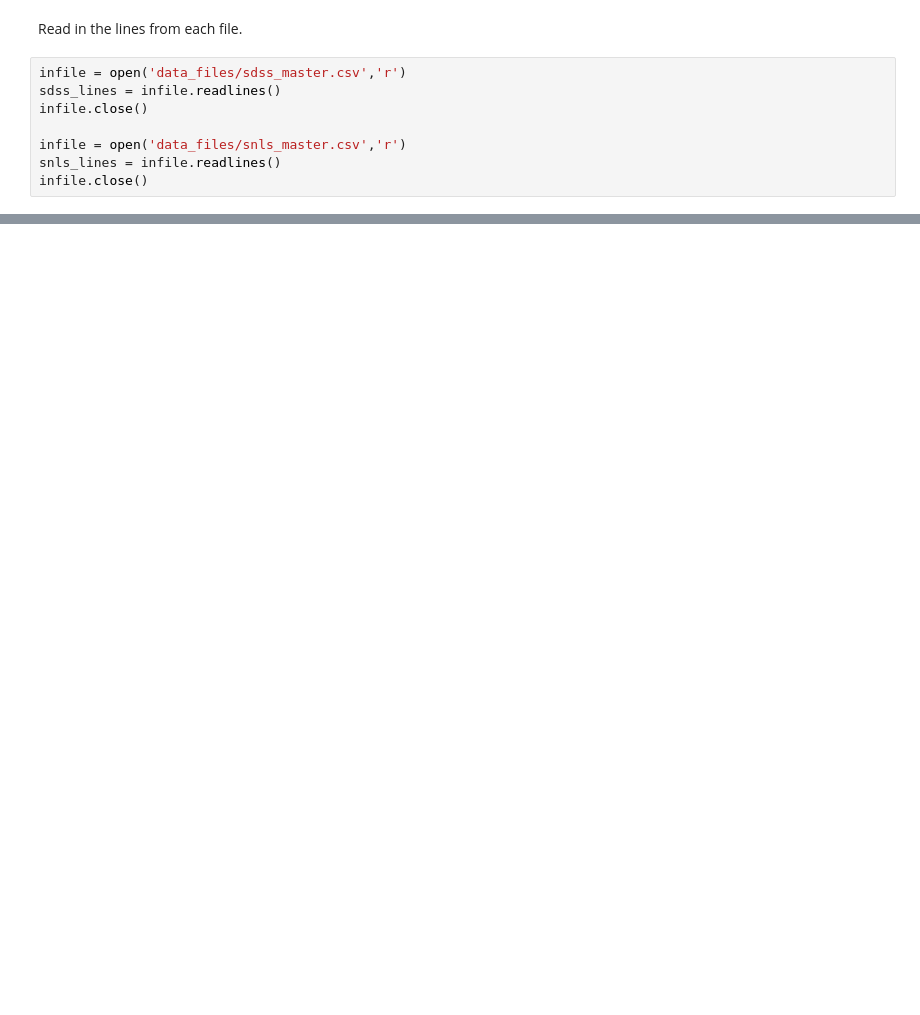
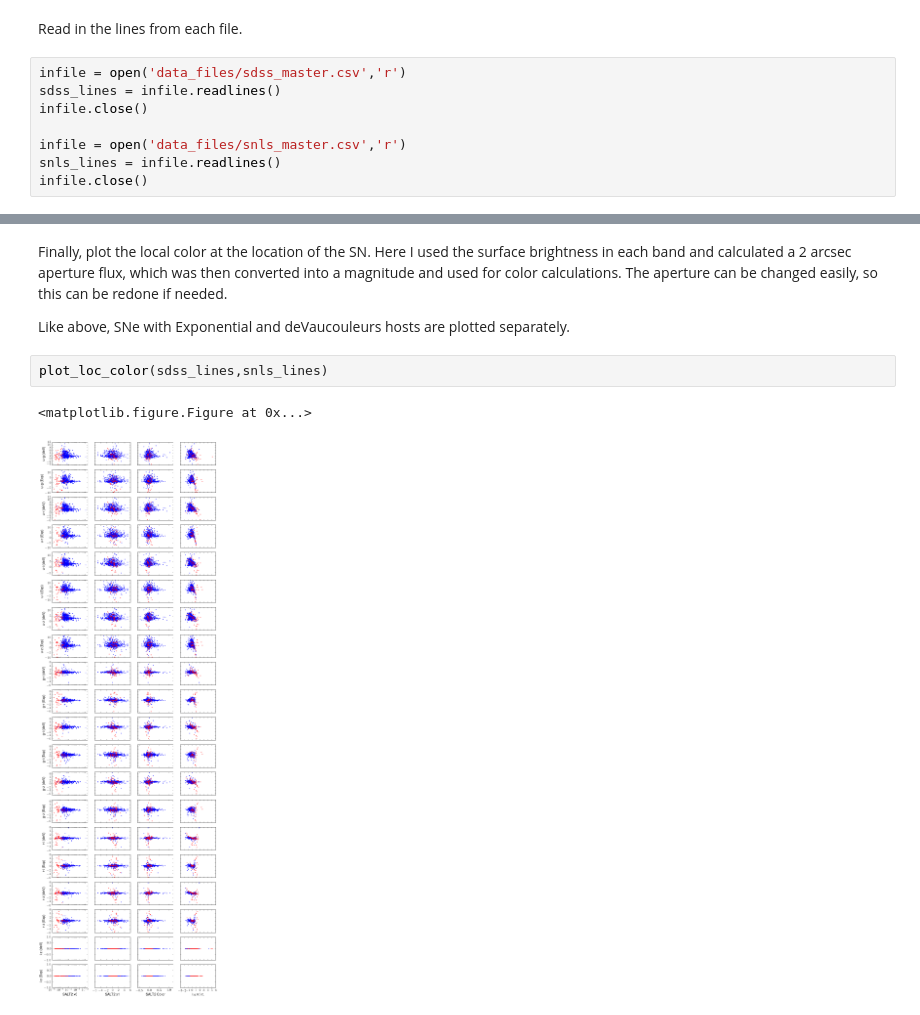
Before and after one commit to tholoien/empiriciSN, a Jupyter notebook: PlotCorr/PlotCorr.ipynb, the cells around one changed output, grey strips where cells are left out. Drawn from its saved outputs; the diff is of its cells as text; blank space fills up the shorter version.

Commit message:
Updating the plotting code to include new surface brightness and local color calculations.

```diff
--- a/PlotCorr/PlotCorr.ipynb
+++ b/PlotCorr/PlotCorr.ipynb
@@ -72,0 +74,9 @@ plot_prof(sdss_lines,snls_lines)
+# %% [markdown]
+Finally, plot the local color at the location of the SN. Here I used the surface brightness in each band and calculated a 2 arcsec aperture flux, which was then converted into a magnitude and used for color calculations. The aperture can be changed easily, so this can be redone if needed.
+
+Like above, SNe with Exponential and deVaucouleurs hosts are plotted separately.
+# %%
+plot_loc_color(sdss_lines,snls_lines)
+# %% [output]
+<matplotlib.figure.Figure at 0x...>
+[figure, added]
```
Also changed, not shown: parts of 8 cells of this notebook, 4 other files.
